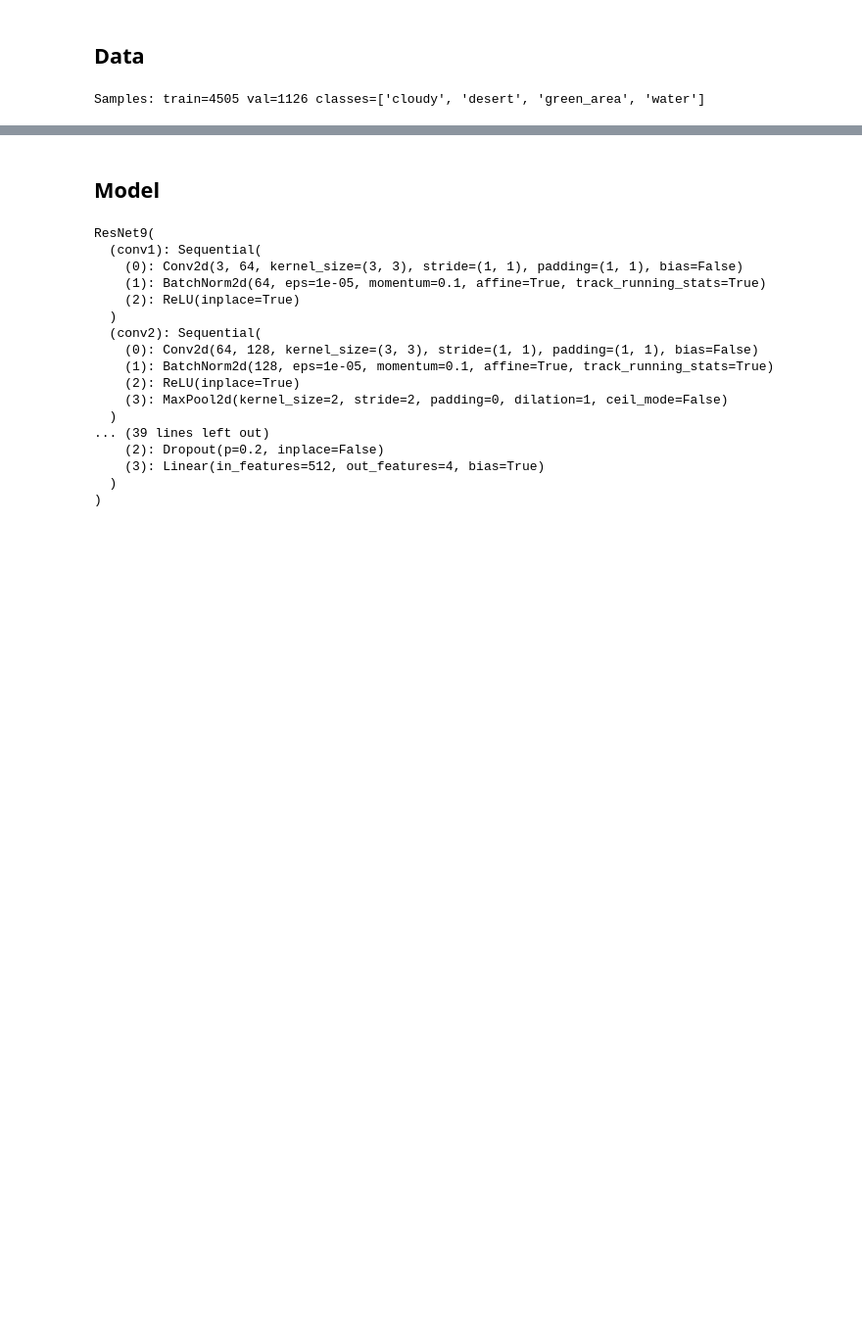
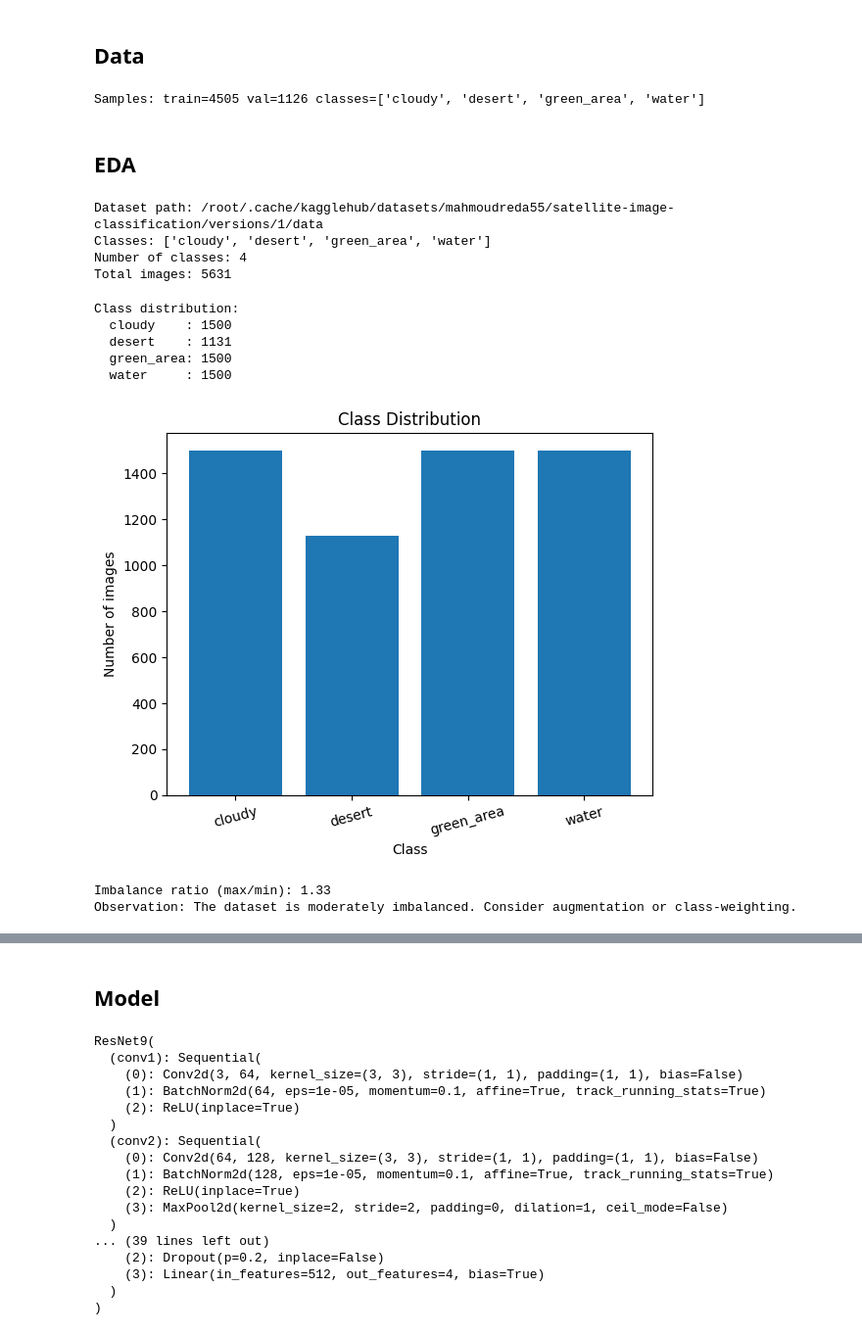
Before and after one commit to bogdan-kovalchuk/Satellite-Terrain-Classifier, a Jupyter notebook: notebooks/classification.ipynb, the cells around one changed output, grey strips where cells are left out. Shown at 98% size. Saved outputs shown, nothing was run; the diff lists cells and outputs as text; code cells hidden in the pictures; blank space fills up the shorter version.

```diff
--- a/notebooks/classification.ipynb
+++ b/notebooks/classification.ipynb
@@ -106,3 +110,56 @@ num_classes = len(class_names)
 print(f"Samples: train={len(train_ds)} val={len(val_ds)} classes={class_names}")
 # %% [output]
 Samples: train=4505 val=1126 classes=['cloudy', 'desert', 'green_area', 'water']
+# %% [markdown]
+## EDA
+# %%
+# 1) Load dataset (raw, without transforms) to inspect original images
+ds_raw = datasets.ImageFolder(cfg.data_dir)  # expects: data_dir/{class}/image.jpg
+class_names = ds_raw.classes
+class_to_idx = ds_raw.class_to_idx
+
+print("Dataset path:", cfg.data_dir)
+print("Classes:", class_names)
+print("Number of classes:", len(class_names))
+print("Total images:", len(ds_raw))
+# %% [output]
+Dataset path: /root/.cache/kagglehub/datasets/mahmoudreda55/satellite-image-classification/versions/1/data
+Classes: ['cloudy', 'desert', 'green_area', 'water']
+Number of classes: 4
+Total images: 5631
+# %%
+# 2) Dataset size + class distribution
+targets = [y for _, y in ds_raw.samples]
+counts = Counter(targets)
+
+print("\nClass distribution:")
+for cls in class_names:
+    idx = class_to_idx[cls]
+    print(f"  {cls:10s}: {counts[idx]}")
+
+# Bar chart (class distribution)
+plt.figure()
+plt.bar([class_names[i] for i in range(len(class_names))], [counts[i] for i in range(len(class_names))])
+plt.title("Class Distribution")
+plt.xlabel("Class")
+plt.ylabel("Number of images")
+plt.xticks(rotation=15)
+plt.show()
+
+# Quick imbalance check
+vals = np.array([counts[i] for i in range(len(class_names))], dtype=float)
+imbalance_ratio = vals.max() / max(vals.min(), 1.0)
+print(f"\nImbalance ratio (max/min): {imbalance_ratio:.2f}")
+if imbalance_ratio > 1.3:
+    print("Observation: The dataset is moderately imbalanced. Consider augmentation or class-weighting.")
+else:
+    print("Observation: The dataset is close to balanced.")
+# %% [output]
+Class distribution:
+  cloudy    : 1500
+  desert    : 1131
+  green_area: 1500
+  water     : 1500
+[figure, added]
+Imbalance ratio (max/min): 1.33
+Observation: The dataset is moderately imbalanced. Consider augmentation or class-weighting.
```
Also changed, not shown: parts of 3 cells of this notebook.
